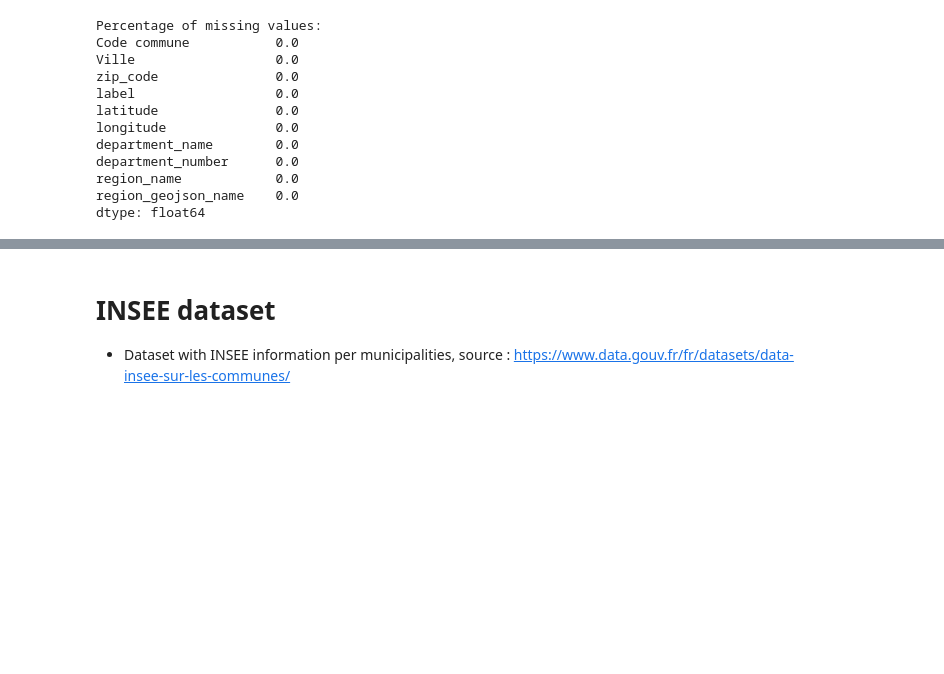
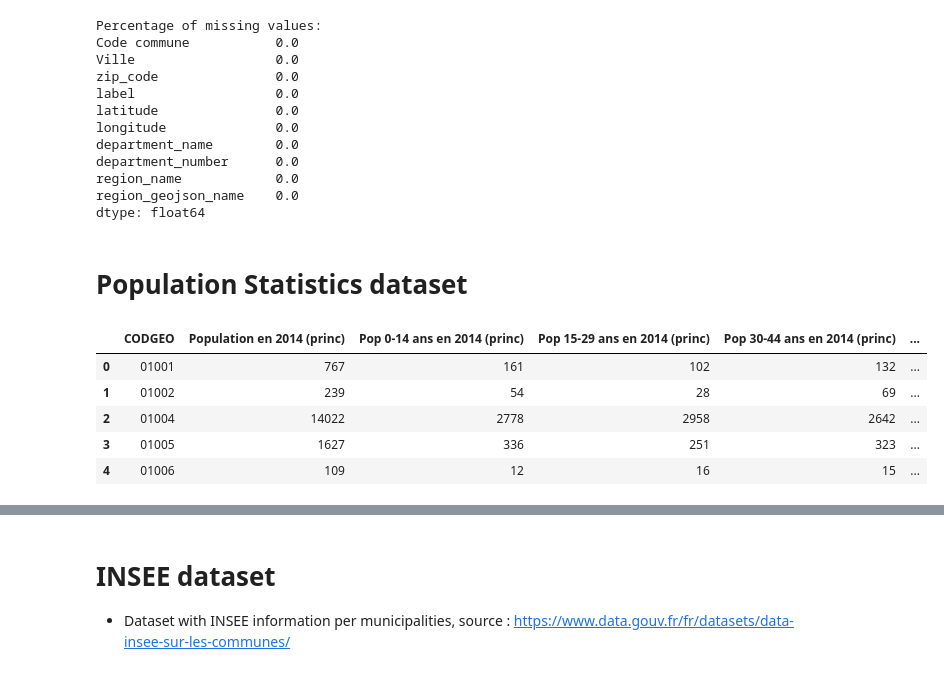
Before and after one commit to AlexCapX/Medical_deserts, a Jupyter notebook: Medical_deserts_00_datasets.ipynb, the cells around one changed output, grey strips where cells are left out. Saved outputs shown, nothing was run; the diff lists cells and outputs as text; code cells hidden in the pictures; blank space fills up the shorter version.

Commit message:
ajout population stats to insee_df

```diff
--- a/Medical_deserts_00_datasets.ipynb
+++ b/Medical_deserts_00_datasets.ipynb
@@ -161,3 +161,5 @@ department_number      0.0
 region_name            0.0
 region_geojson_name    0.0
 dtype: float64
+# %% [markdown]
+# Population Statistics dataset
@@ -163,0 +168,9 @@ dtype: float64
+# %%
+population_stats.head()
+# %% [output]
+|  | CODGEO | Population en 2014 (princ) | Pop 0-14 ans en 2014 (princ) | Pop 15-29 ans en 2014 (princ) | Pop 30-44 ans en 2014 (princ) | ... |
+| 0 | 01001 | 767 | 161 | 102 | 132 | ... |
+| 1 | 01002 | 239 | 54 | 28 | 69 | ... |
+| 2 | 01004 | 14022 | 2778 | 2958 | 2642 | ... |
+| 3 | 01005 | 1627 | 336 | 251 | 323 | ... |
+| 4 | 01006 | 109 | 12 | 16 | 15 | ... |
```
Also changed, not shown: parts of 11 cells of this notebook.
